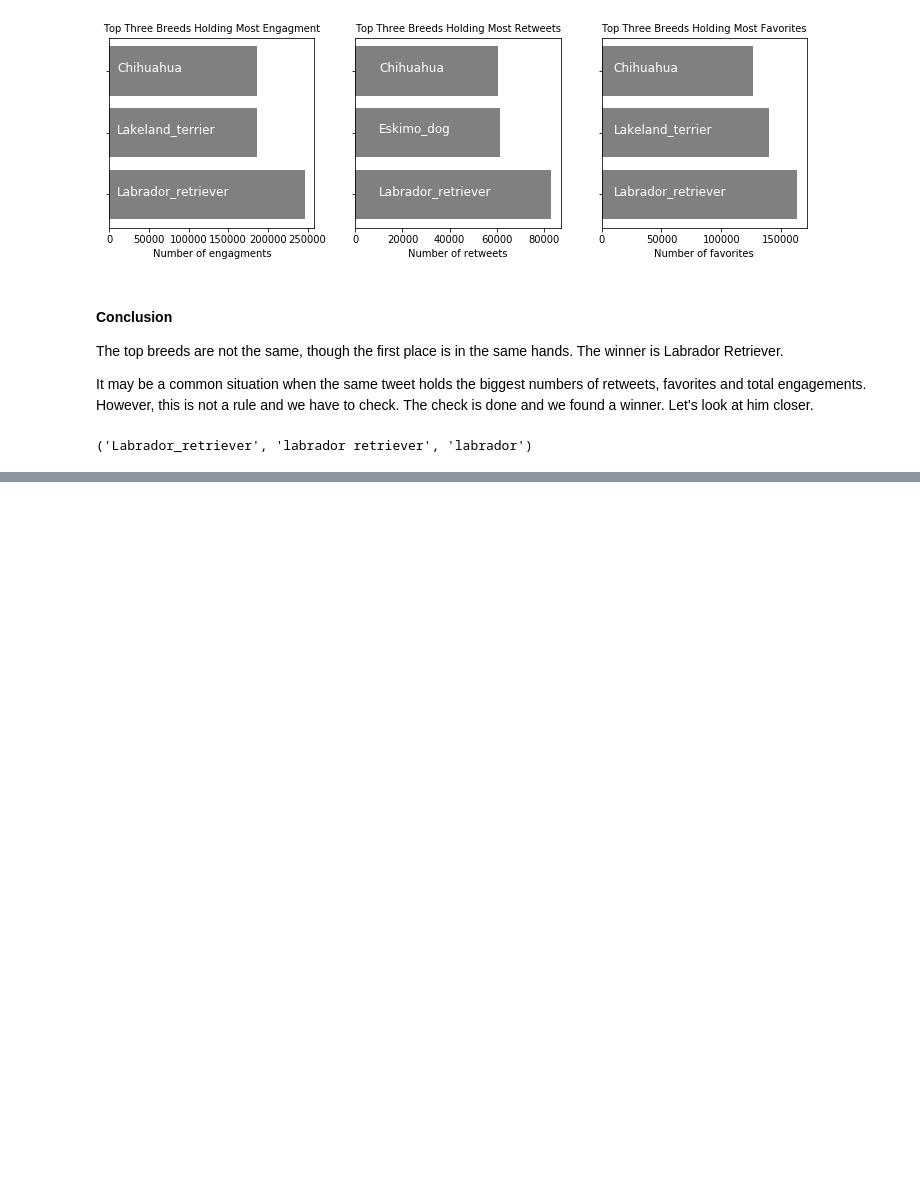
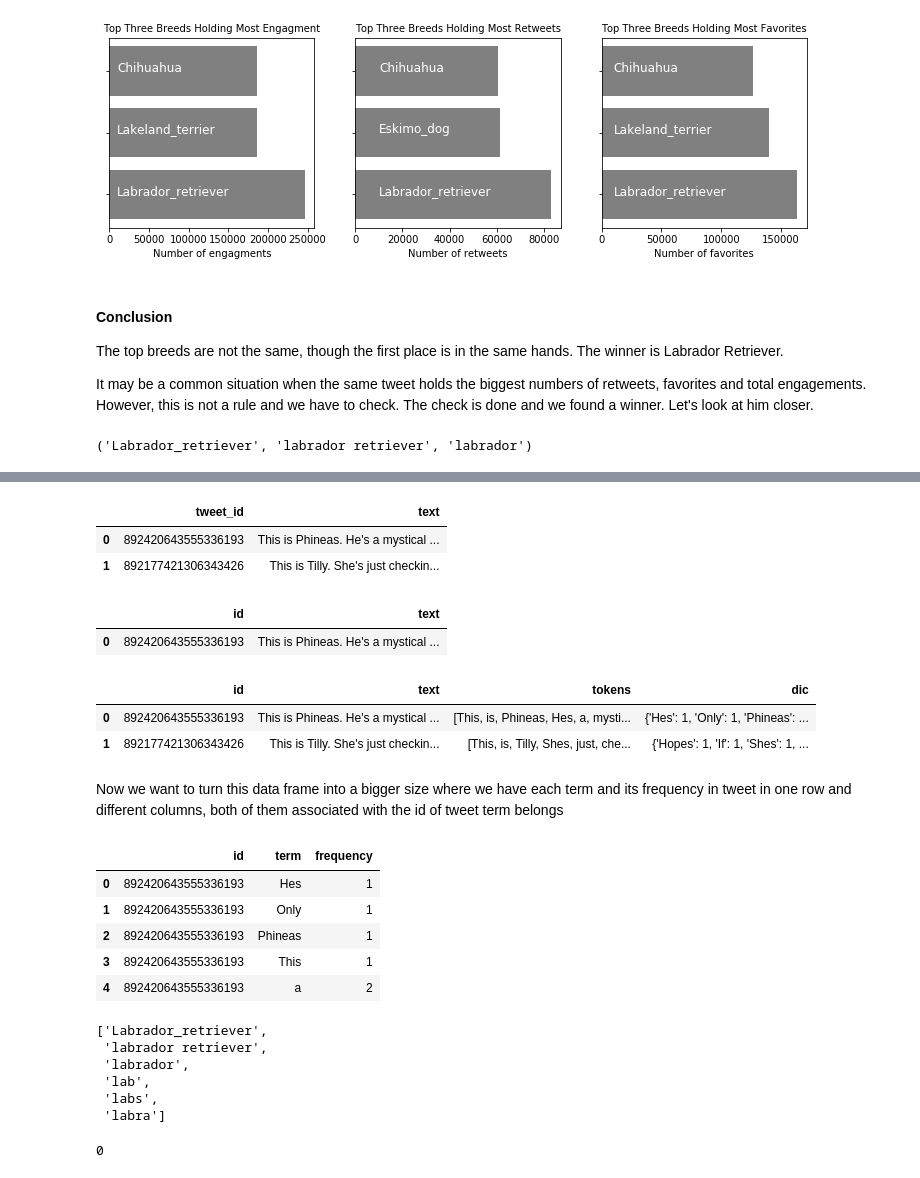
Before and after one commit to Alex-Romanenko/WeRateDogs_2.0, a Jupyter notebook: wrangle_act.ipynb, the cells around one changed output, grey strips where cells are left out. Drawn from its saved outputs; the diff is of its cells as text; code cells hidden in the pictures; blank space fills up the shorter version.

```diff
--- a/wrangle_act.ipynb
+++ b/wrangle_act.ipynb
@@ -1392,0 +1416,16 @@ winner, winner_low, winner_short
+# %%
+# new df
+ddf = asd[['tweet_id','text']].copy()
+# %%
+ddf.head(2)
+# %% [output]
+|  | tweet_id | text |
+| 0 | 892420643555336193 | This is Phineas. He's a mystical ... |
+| 1 | 892177421306343426 | This is Tilly. She's just checkin... |
+# %%
+#rename first column
+ddf = ddf.rename({'tweet_id' : 'id'}, axis = 1);
+ddf.head(1)
+# %% [output]
+|  | id | text |
+| 0 | 892420643555336193 | This is Phineas. He's a mystical ... |
@@ -1392,0 +1456,59 @@ winner, winner_low, winner_short
+# %%
+ddf.head(2)
+# %% [output]
+|  | id | text | tokens | dic |
+| 0 | 892420643555336193 | This is Phineas. He's a mystical ... | [This, is, Phineas, Hes, a, mysti... | {'Hes': 1, 'Only': 1, 'Phineas': ... |
+| 1 | 892177421306343426 | This is Tilly. She's just checkin... | [This, is, Tilly, Shes, just, che... | {'Hopes': 1, 'If': 1, 'Shes': 1, ... |
+# %% [markdown]
+Now we want to turn this data frame into a bigger size where we have each term and its frequency in tweet in one row and different columns, both of them associated with the id of tweet term belongs
+# %%
+#return new data frame
+def enlarge_df(df):
+    #creat empty data frame to append with data from for-loop
+    enlarged_df = pd.DataFrame()
+
+    for ind in range (df.shape[0]):# for each row in initial data frame
+
+        #create new df with column 'id' filled with id of text, index equal to the number of terms in text
+        id_df = pd.DataFrame(index = range(len(df.dic[ind])), columns = ['id']).fillna(df.id[ind])
+
+        #create df with terms and it's frequency, index equal to the number of terms in text
+        terms_df = pd.DataFrame.from_dict(df.dic[ind], orient = 'index',columns = ['frequency']).reset_index().rename({'index':'term'}, axis = 1)
+
+        #join two upper data frames
+        concat_df = id_df.join([terms_df], sort = False)
+
+        #append big data frame with data out of each yext in the row
+        enlarged_df = enlarged_df.append(concat_df, ignore_index=True)
+    return enlarged_df
+# %%
+ddf = enlarge_df(ddf);
+# %%
+ddf.head()
+# %% [output]
+|  | id | term | frequency |
+| 0 | 892420643555336193 | Hes | 1 |
+| 1 | 892420643555336193 | Only | 1 |
+| 2 | 892420643555336193 | Phineas | 1 |
+| 3 | 892420643555336193 | This | 1 |
+| 4 | 892420643555336193 | a | 2 |
+# %%
+winner_syn
+# %% [output]
+['Labrador_retriever',
+ 'labrador retriever',
+ 'labrador',
+ 'lab',
+ 'labs',
+ 'labra']
+# %%
+# how many times top breed mentioned in tweets
+count = 0
+for i in range(ddf.shape[0]):
+    if any(win == ddf.term[i].lower() for win in winner_syn):
+        count+=1
+    else:
+        continue
+count
+# %% [output]
+0
```
Also changed, not shown: parts of 35 cells of this notebook, 3 other files.
